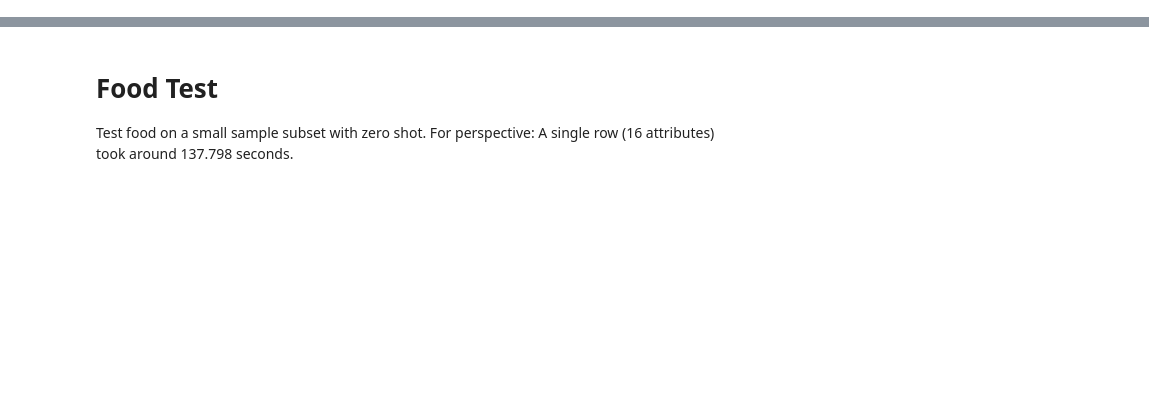
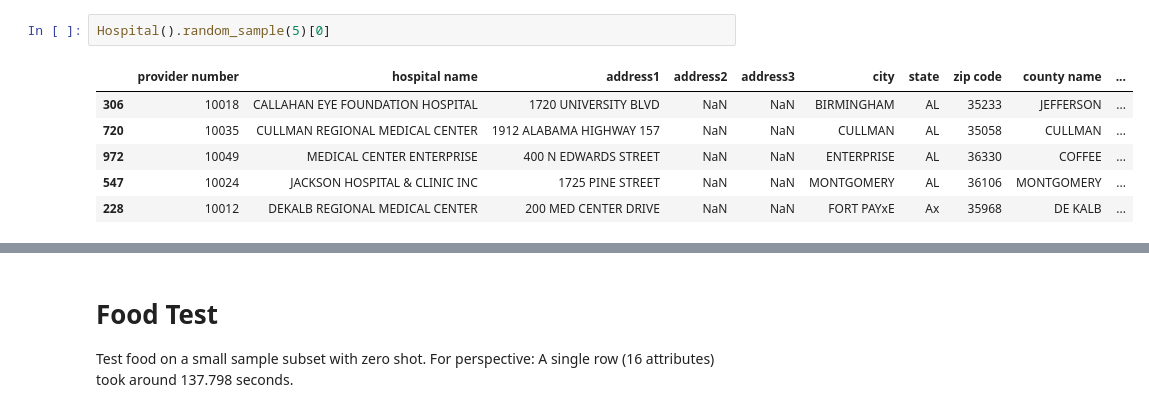
Before and after one commit to janekprange/BDT-Data, a Jupyter notebook: experiments.ipynb, the cells around one changed output, grey strips where cells are left out. Saved outputs shown, nothing was run; the diff lists cells and outputs as text; blank space fills up the shorter version.

```diff
--- a/experiments.ipynb
+++ b/experiments.ipynb
@@ -286,0 +40,9 @@ flights_few_shot_score = f1_score(ints, classified_few_shot)
+# %%
+Hospital().random_sample(5)[0]
+# %% [output]
+|  | provider number | hospital name | address1 | address2 | address3 | city | state | zip code | county name | ... |
+| 306 | 10018 | CALLAHAN EYE FOUNDATION HOSPITAL | 1720 UNIVERSITY BLVD | NaN | NaN | BIRMINGHAM | AL | 35233 | JEFFERSON | ... |
+| 720 | 10035 | CULLMAN REGIONAL MEDICAL CENTER | 1912 ALABAMA HIGHWAY 157 | NaN | NaN | CULLMAN | AL | 35058 | CULLMAN | ... |
+| 972 | 10049 | MEDICAL CENTER ENTERPRISE | 400 N EDWARDS STREET | NaN | NaN | ENTERPRISE | AL | 36330 | COFFEE | ... |
+| 547 | 10024 | JACKSON HOSPITAL & CLINIC INC | 1725 PINE STREET | NaN | NaN | MONTGOMERY | AL | 36106 | MONTGOMERY | ... |
+| 228 | 10012 | DEKALB REGIONAL MEDICAL CENTER | 200 MED CENTER DRIVE | NaN | NaN | FORT PAYxE | Ax | 35968 | DE KALB | ... |
```
Also changed, not shown: parts of 54 cells of this notebook, 4 other files.
